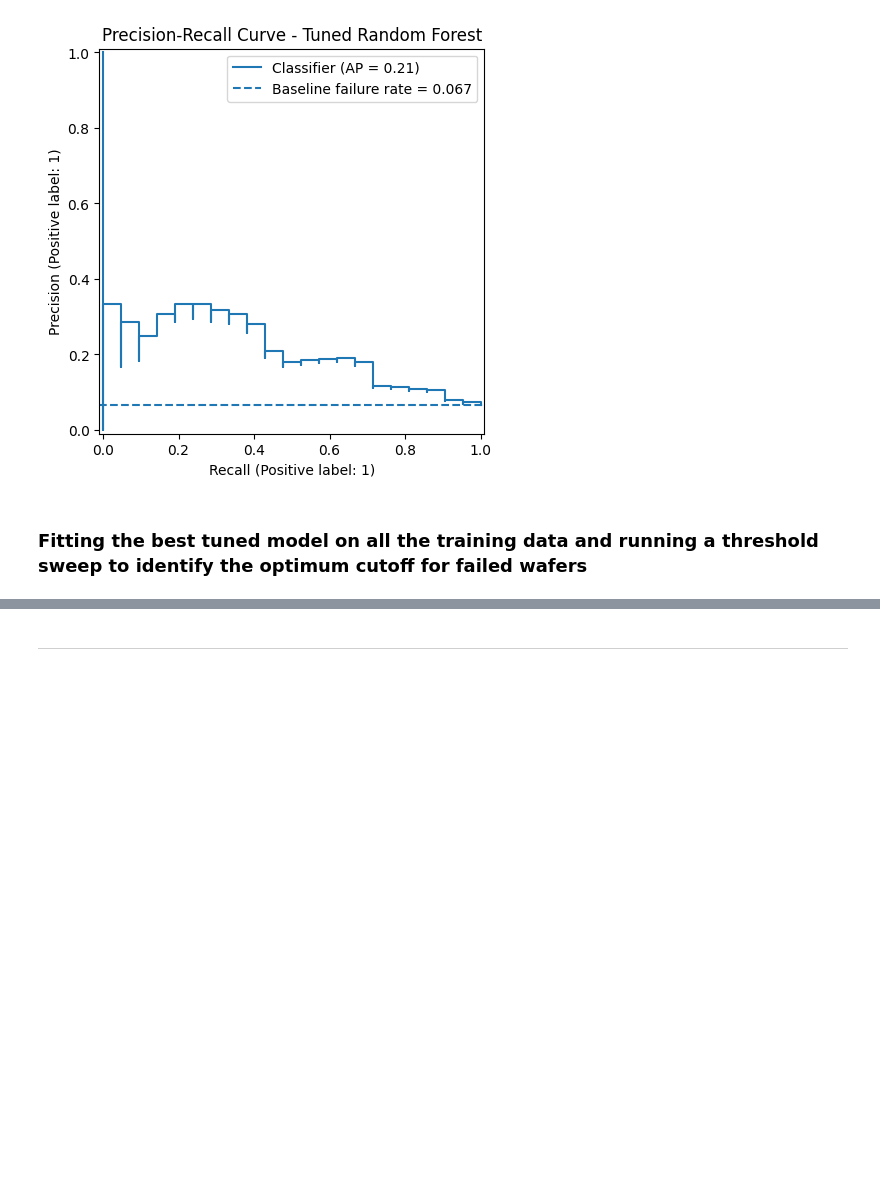
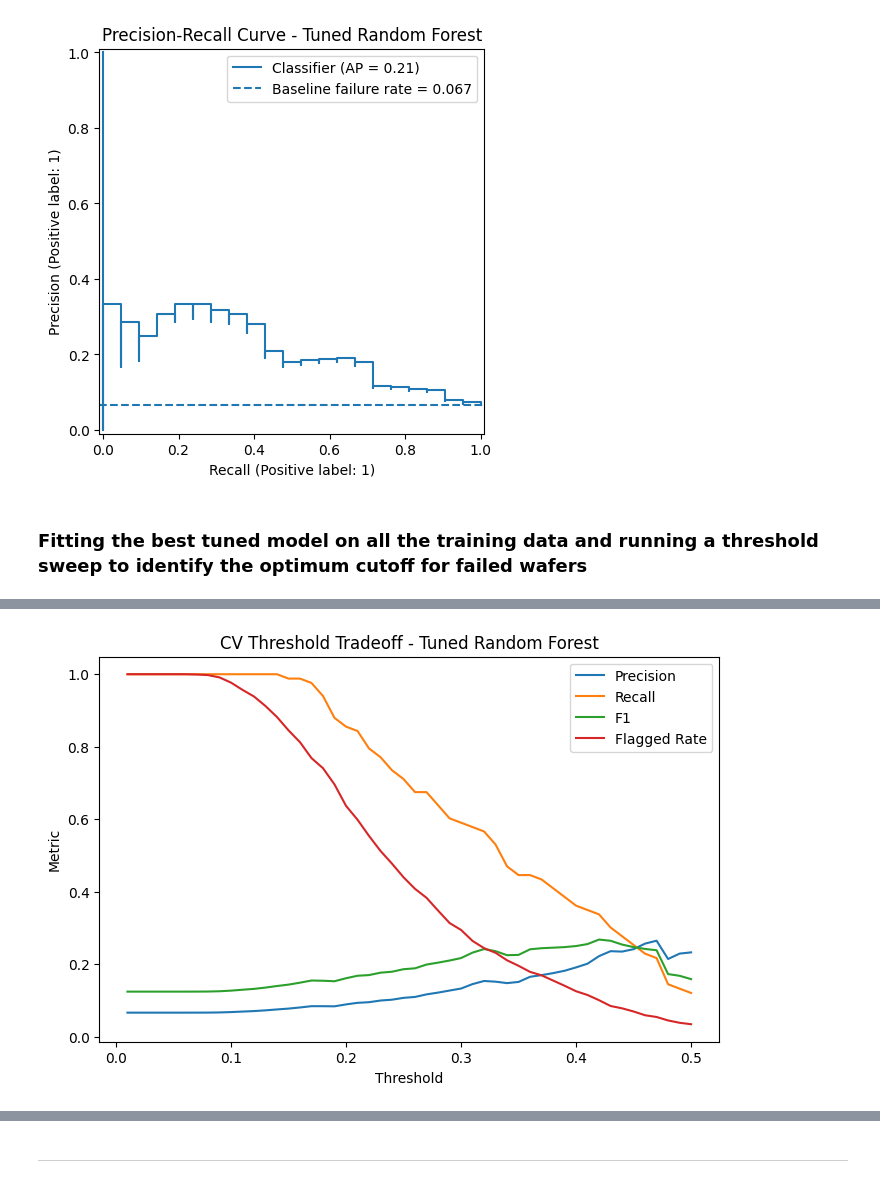
Before and after one commit to intuitiveengineer/secom-ml, a Jupyter notebook: notebooks/01-modeling.ipynb, the cells around one changed output, grey strips where cells are left out. Cells and saved outputs as stored; diff of their text form; code cells hidden in the pictures; blank space fills up the shorter version.

```diff
--- a/notebooks/01-modeling.ipynb
+++ b/notebooks/01-modeling.ipynb
@@ -457 +467,17 @@ cv_threshold_df
+# %%
+# Plotting threshold analysis results
+plt.figure(figsize=(8, 5))
+
+plt.plot(cv_threshold_df["threshold"], cv_threshold_df["precision"], label="Precision")
+plt.plot(cv_threshold_df["threshold"], cv_threshold_df["recall"], label="Recall")
+plt.plot(cv_threshold_df["threshold"], cv_threshold_df["f1"], label="F1")
+plt.plot(cv_threshold_df["threshold"], cv_threshold_df["flagged_rate"], label="Flagged Rate")
+
+plt.xlabel("Threshold")
+plt.ylabel("Metric")
+plt.title("CV Threshold Tradeoff - Tuned Random Forest")
+plt.legend()
+plt.show()
+# %% [output]
+[figure, added]
 # %%
```
Also changed, not shown: parts of 4 cells of this notebook.
